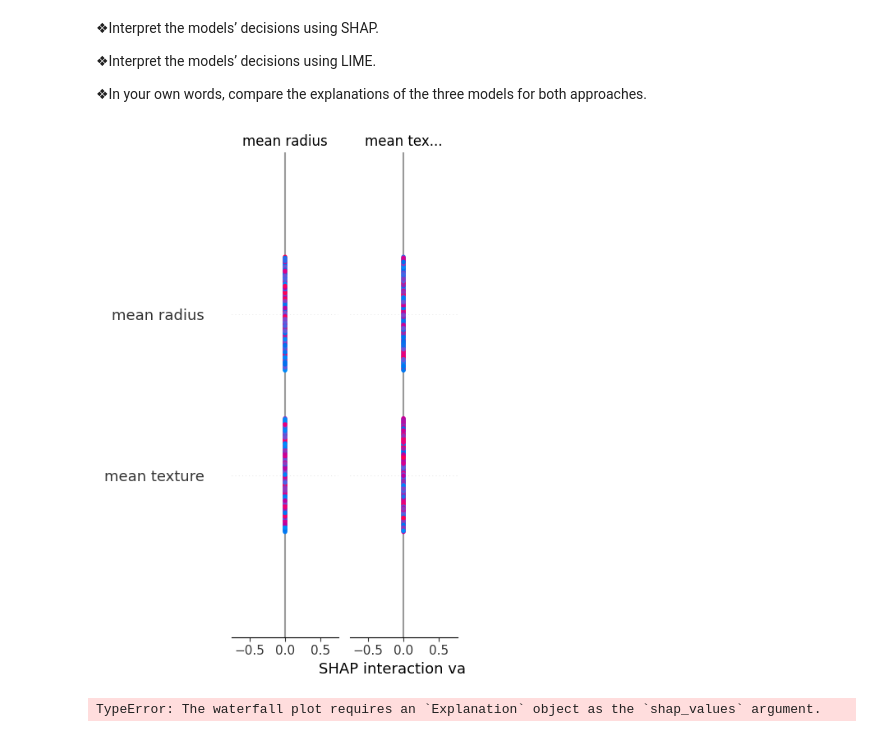
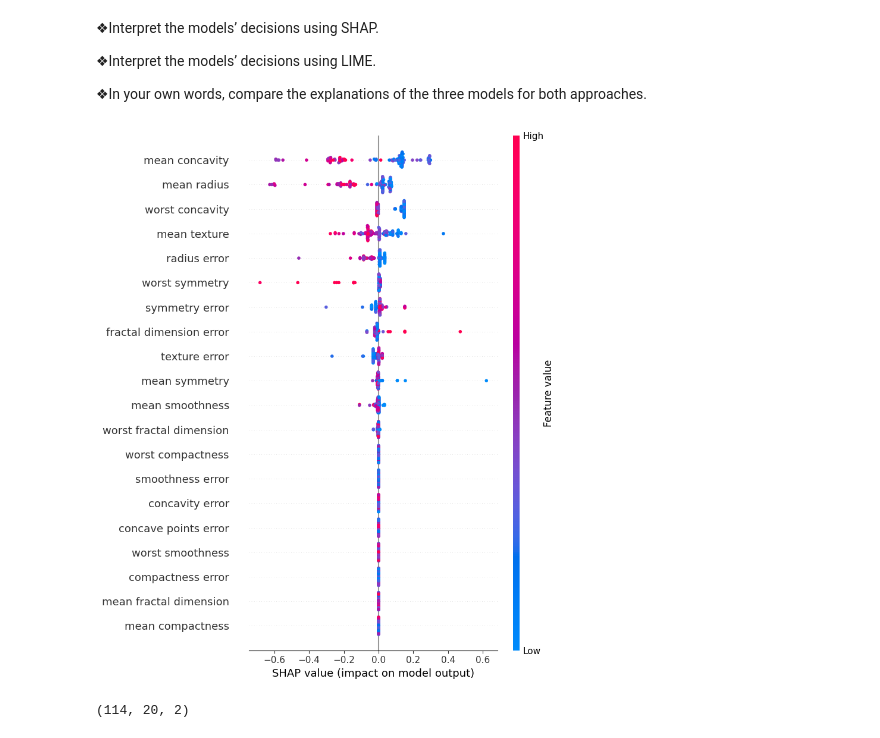
Before and after one commit to melissaviolet/Skill_growth_ds, a Jupyter notebook: coursework3.ipynb, the cells around one changed output. Drawn from its saved outputs; the diff is of its cells as text; code cells hidden in the pictures.

Commit message:
Shap Plot finally worked

```diff
--- a/coursework3.ipynb
+++ b/coursework3.ipynb
@@ -146,6 +146,8 @@ scaler = StandardScaler()
 X_train = scaler.fit_transform(X_train)
 X_test = scaler.transform(X_test)
 
+X_test = pd.DataFrame(X_test, columns=X.columns)
+
 print(f"Training set  : {X_train.shape[0]} samples")
 print(f"Test set      : {X_test.shape[0]} samples")
 # %% [output]
@@ -214,20 +216,22 @@ Neural Network Accuracy: 0.9824561403508771
 ❖In your own words, compare the explanations of the three models for both
 approaches.
 # %%
-# Tree explainer (works for both decision tree and Random Forests)
+# Tree explainer and forest explainer
+
 explainer_tree = shap.TreeExplainer(model_dt)
 explainer_forest = shap.TreeExplainer(model_rf)
 
 shap_values_tree = explainer_tree.shap_values(X_test)
+shap_values_tree=shap_values_tree[:,:,1]
+
 shap_values_forest = explainer_forest.shap_values(X_test)
 
-# Summary plot
-shap.summary_plot(shap_values_tree, X_test, feature_names=data.feature_names)
+# Summary plot for decision Tree
+
+shap.summary_plot(shap_values_tree, X_test)
 # %% [output]
-[figure, old version]
+[figure, new version]
 # %%
-# WATERFALL PLOT
-
-shap.plots.waterfall(shap_values_tree, X_test)
+print(shap_values_tree.shape)
 # %% [output]
-TypeError: The waterfall plot requires an `Explanation` object as the `shap_values` argument.
+(114, 20, 2)
```
Also changed, not shown: parts of 3 cells of this notebook.
